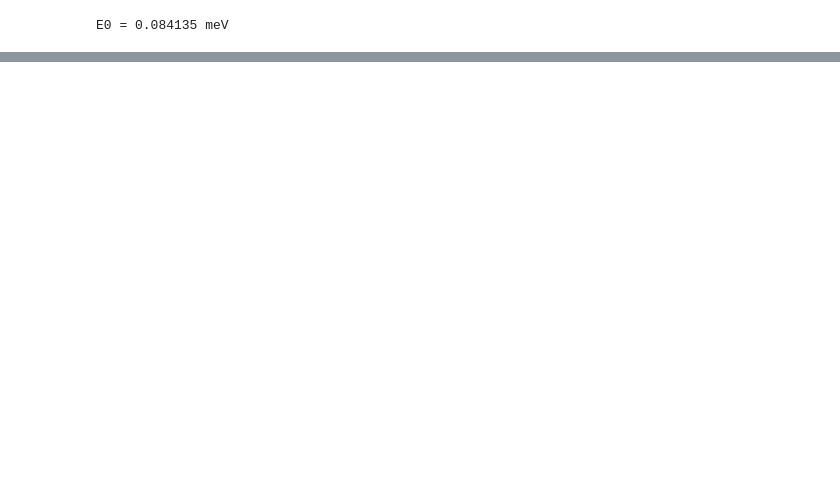
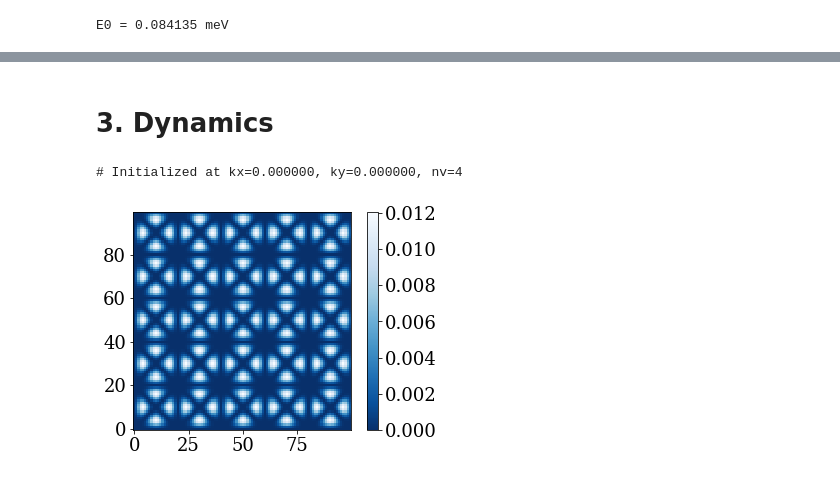
Before and after one commit to drgulevich/exp2d, a Jupyter notebook: exp2d.ipynb, the cells around one changed output, grey strips where cells are left out. Cells and saved outputs as stored; diff of their text form; code cells hidden in the pictures; blank space fills up the shorter version.

```diff
--- a/exp2d.ipynb
+++ b/exp2d.ipynb
@@ -256 +78,3 @@ ens0=E0*evals0
+# %%
+evals,evecs = exp2d.calc_vectors(M, U, np.pi, np.pi, 30)
 # %%
@@ -277,0 +97,37 @@ plt.show()
+# %% [markdown]
+# 3. Dynamics
+# %%
+nv=4
+Ncells=5 # integer number for symmetric display
+Mglobal=Ncells*M
+
+Uglobal=np.zeros((Mglobal,Mglobal),dtype=np.complex128)
+for i in range(Ncells):
+    for j in range(Ncells):
+        Uglobal[i*M:(i+1)*M,j*M:(j+1)*M] = U[:,:]
+
+Psi=np.zeros((Ncells*M,Ncells*M),dtype=np.complex128)
+
+psi=evecs[nv].reshape(M,M)
+
+kx=0.
+ky=0.
+
+for i in range(Ncells):
+    for j in range(Ncells):
+        Psi[i*M:(i+1)*M,j*M:(j+1)*M] = psi[:,:]*np.exp(1j*(kx*i+ky*j))
+
+print('# Initialized at kx=%f, ky=%f, nv=%d' % (kx,ky,nv))
+# %% [output]
+# Initialized at kx=0.000000, ky=0.000000, nv=4
+# %%
+interpolation='nearest'
+#interpolation='gaussian'
+#interpolation=None
+cmap=plt.get_cmap('Blues_r')
+data=(Psi*np.conjugate(Psi)).real
+img=plt.imshow(data.T,interpolation=interpolation, cmap = cmap, origin='lower')
+plt.colorbar(img,cmap=cmap)
+plt.show()
+# %% [output]
+[figure, added]
```
Also changed, not shown: parts of 17 cells of this notebook, 3 other files.
